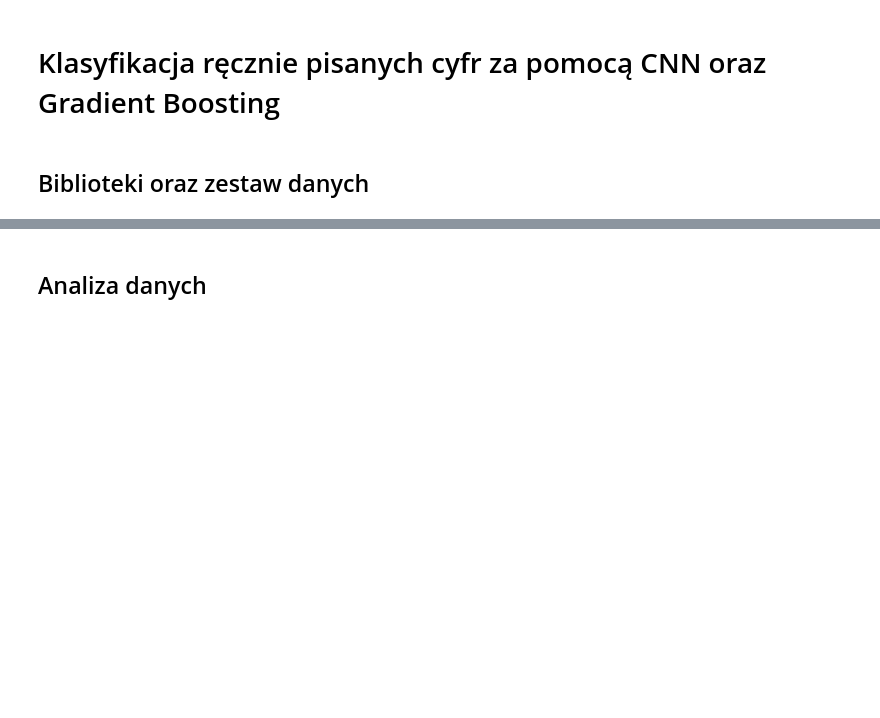
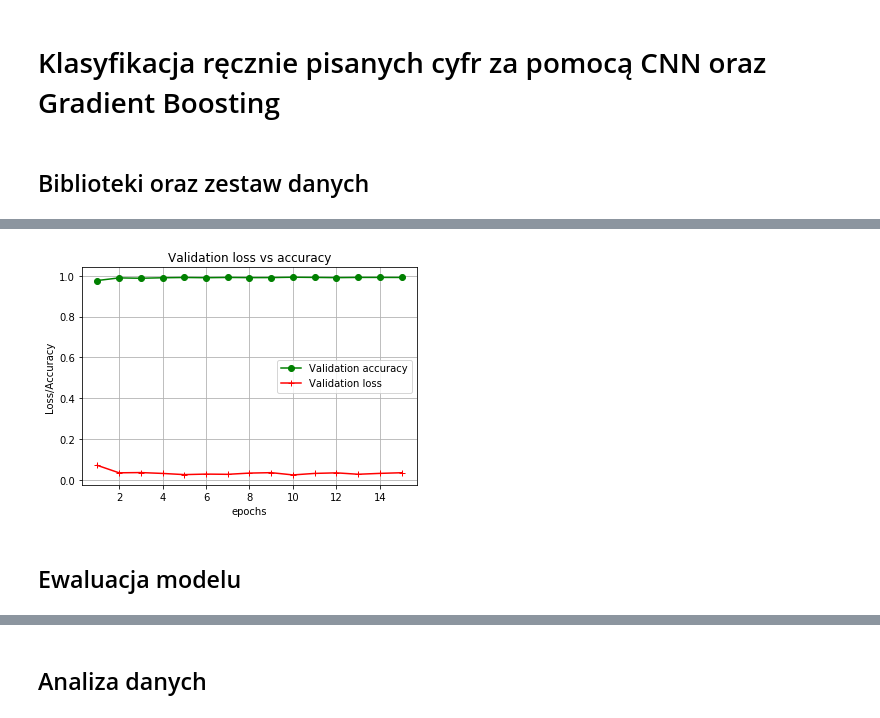
Before and after one commit to wojtasRobert/PSZT-19L, a Jupyter notebook: main.ipynb, the cells around one changed output, grey strips where cells are left out. Cells and saved outputs as stored; diff of their text form; code cells hidden in the pictures; blank space fills up the shorter version.

```diff
--- a/main.ipynb
+++ b/main.ipynb
@@ -24,0 +179,12 @@ def pairwise(iterable):
+# %%
+plt.plot(epochs, val_acc, 'go-', label='Validation accuracy')
+plt.plot(epochs, val_loss, 'r+-', label='Validation loss')
+plt.legend()
+plt.title('Validation loss vs accuracy')
+plt.xlabel('epochs')
+plt.ylabel('Loss/Accuracy')
+plt.grid()
+# %% [output]
+[figure, added]
+# %% [markdown]
+## Ewaluacja modelu
```
Also changed, not shown: parts of 27 cells of this notebook.
